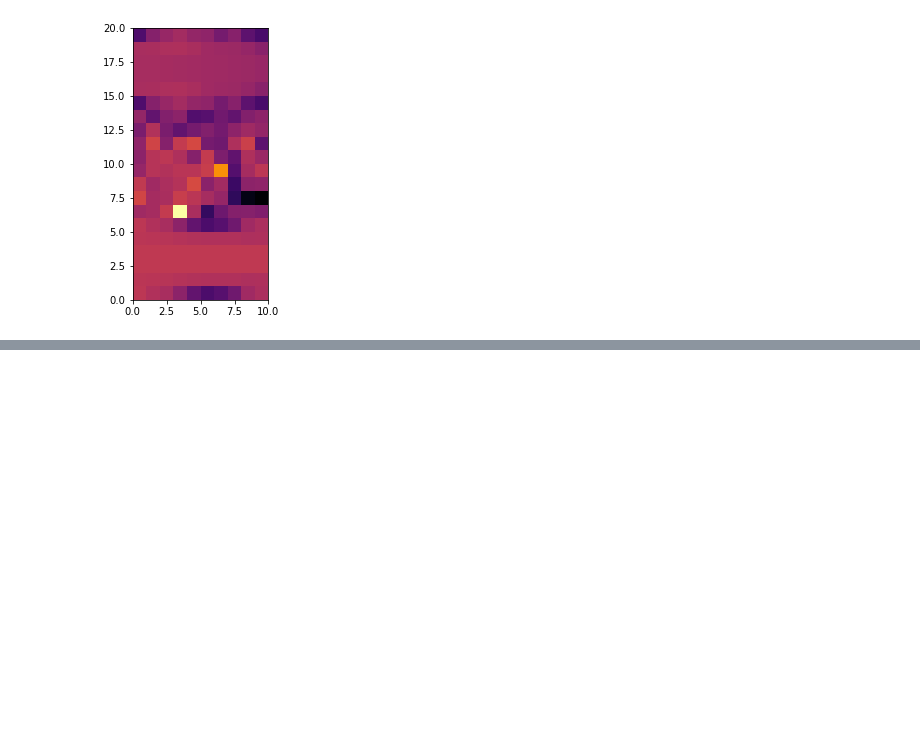
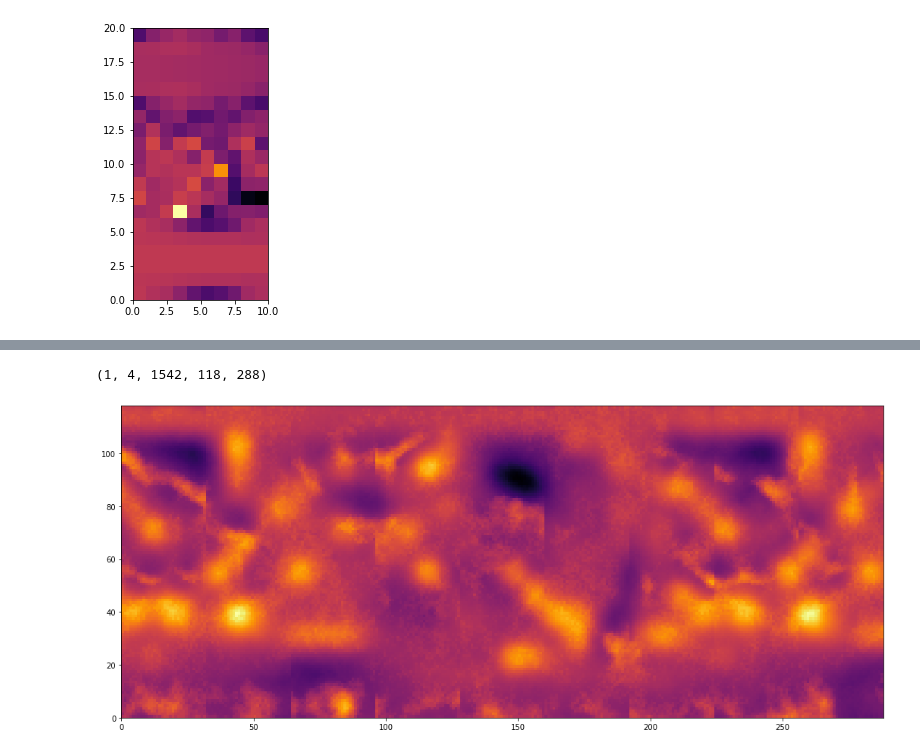
Before and after one commit to tvhahn/EarthGAN, a Jupyter notebook: notebooks/scratch/load_model_viz.ipynb, the cells around one changed output, grey strips where cells are left out. Drawn from its saved outputs; the diff is of its cells as text; code cells hidden in the pictures; blank space fills up the shorter version.

```diff
--- a/notebooks/scratch/load_model_viz.ipynb
+++ b/notebooks/scratch/load_model_viz.ipynb
@@ -292,0 +282,21 @@ plt.subplots_adjust(wspace=0.0, hspace=0)
+# %%
+list_temp = []
+for i, k in enumerate(fake_dict):
+    if i == 0:
+        a = fake_dict[k].numpy()
+    else:
+        a = np.concatenate((fake_dict[k].numpy(), a),axis=-1)
+#     print(k)
+#     list_temp.append(fake_dict[k].numpy())
+
+# a = np.array(list_temp)
+a.shape
+# %% [output]
+(1, 4, 1542, 118, 288)
+# %%
+color_scheme='inferno'
+fig, ax = plt.subplots(1,1, figsize=(18,8))
+ax.pcolormesh(a[0,0,r_index,:,:], cmap=color_scheme)
+ax.set_aspect(1)
+# %% [output]
+[figure, added]
```
Also changed, not shown: parts of 8 cells of this notebook, 3 other files.
